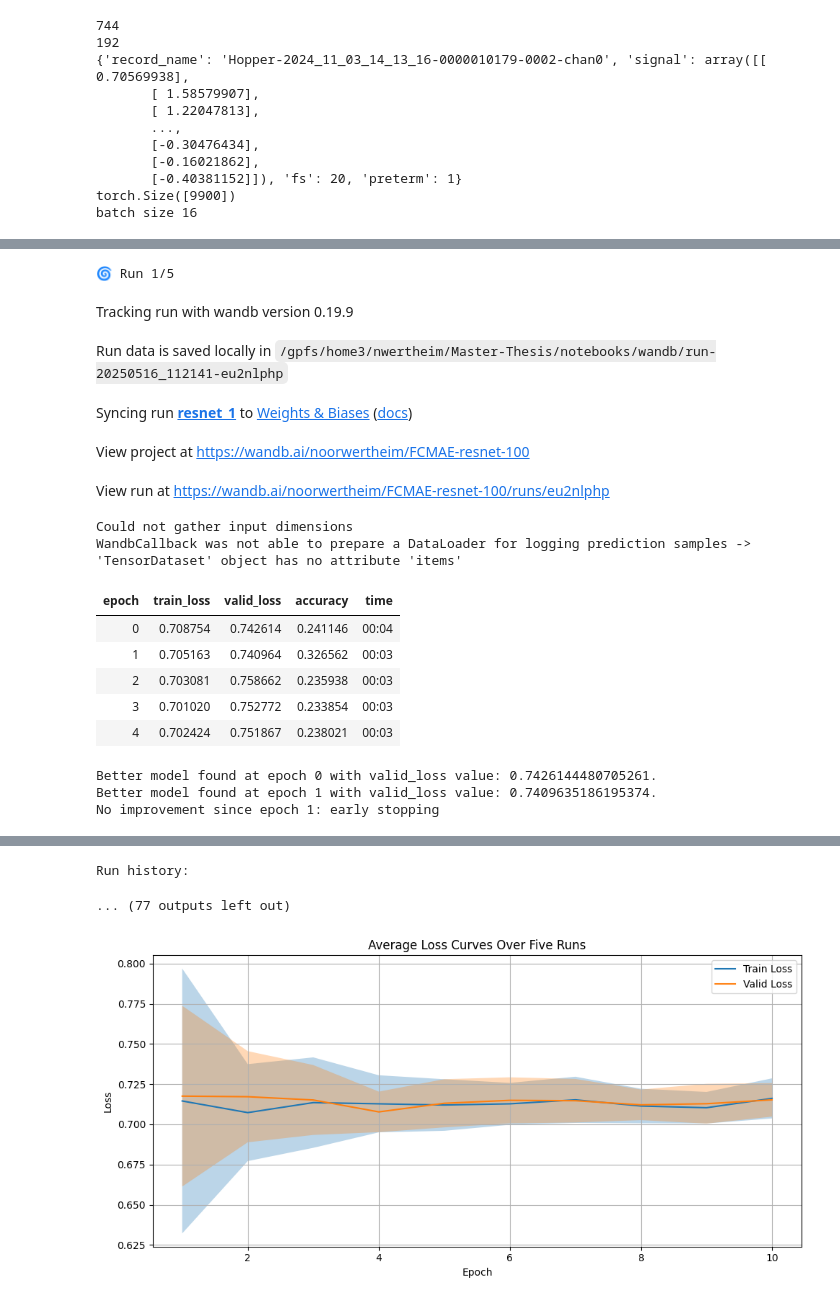
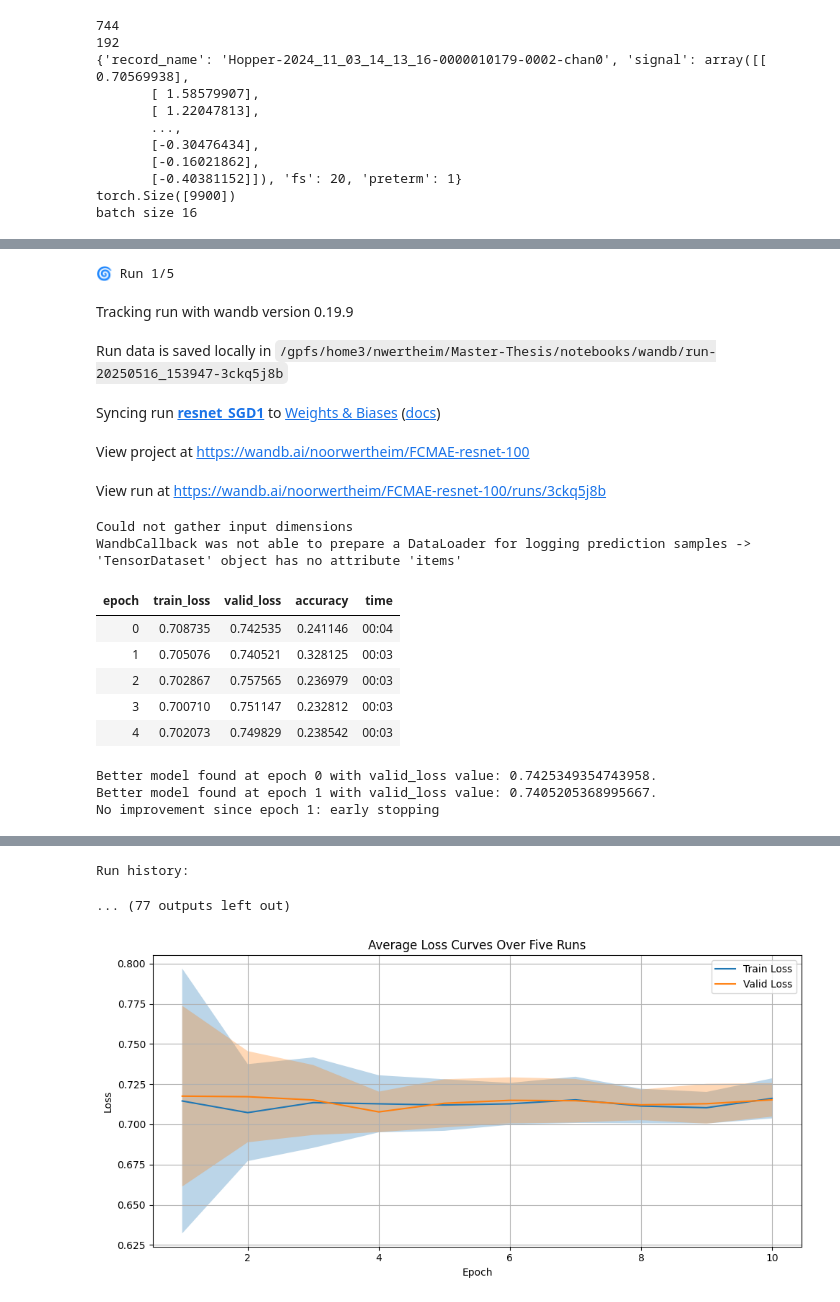
Before and after one commit to noorwertheim/Master-Thesis, a Jupyter notebook: notebooks/FCMAE_resnet_multiple_init.ipynb, the cells around one changed output, grey strips where cells are left out. Drawn from its saved outputs; the diff is of its cells as text; code cells hidden in the pictures.

```diff
--- a/notebooks/FCMAE_resnet_multiple_init.ipynb
+++ b/notebooks/FCMAE_resnet_multiple_init.ipynb
@@ -44,8 +44,8 @@ learning_rate_FCMAE = 0.00016938000495408888
 input_dimension = 512
 
 # Specify hyperparameters (CHANGE)
-learning_rate = 3.1262471855603347e-07
-optimizer_name = 'SGD' # or 'SGD'
+learning_rate = 1e-06
+optimizer_name = 'Adam' # or 'SGD'
 data_subset = 100 # choose: 20, 40, 60, 80, 100
 
 opt_func_map = {
@@ -238,13 +240,11 @@ all_pred_probs = []
 
 loss_func = torch.nn.CrossEntropyLoss(weight=class_weights_tensor)
 
-
-
 for run in range(num_runs):
     print(f"\n🌀 Run {run+1}/{num_runs}")
     wandb.init(
         project=f"FCMAE-resnet-{data_subset}",
-        name=f"resnet_{run+1}",
+        name=f"resnet_SGD{run+1}",
         config={
             "architecture": "FCMAE ResNet",
             "epochs": num_epochs,
@@ -253,6 +253,7 @@ for run in range(num_runs):
             "run": run + 1
         }
     )
+
     seed_everything(run)
 
     model = FCMAEClassifier(encoder).to(device)
@@ -302,9 +303,11 @@ for run in range(num_runs):
     auc = roc_auc_score(true_labels, pred_probs)
     all_metrics.append([acc, prec, rec, f1, ap, auc])
 
-    with open(results_csv_path, mode="a", newline="") as file:
-        writer = csv.writer(file)
-        writer.writerow([run + 1, data_subset, acc, prec, rec, f1, ap, auc])
+    # # uncomment if you want to save results
+
+    # with open(results_csv_path, mode="a", newline="") as file:
+    #     writer = csv.writer(file)
+    #     writer.writerow([run + 1, data_subset, acc, prec, rec, f1, ap, auc])
 
 
     wandb.log({
@@ -353,7 +356,8 @@ for run_idx, (labels, probs) in enumerate(zip(all_pred_labels, all_pred_probs),
     final_df[f'pred_label{run_idx}'] = labels
     final_df[f'pred_prob{run_idx}'] = probs
 
-final_df.to_csv("results_FCMAE_resnet_ADAM.csv", index=False)
+# # uncomment if you want to save results
+# final_df.to_csv("results_FCMAE_resnet_ADAM.csv", index=False)
 
 # ----------------------------- Plot Loss Curves -----------------------------
 epochs = np.arange(1, num_epochs + 1)
@@ -376,43 +380,43 @@ plt.legend()
 plt.grid(True)
 plt.tight_layout()
 plt.show()
 
 # ----------------------------- Plot Metrics -----------------------------
 plt.figure(figsize=(10, 5))
 plt.bar(metric_names, mean_metrics, yerr=std_metrics, capsize=5)
 plt.title('Average Performance Over Five Runs')
 plt.ylabel('Score')
 plt.ylim(0, 1)
 plt.grid(axis='y')
 plt.tight_layout()
 plt.show()
 
 # ----------------------------- Confusion Matrix -----------------------------
 cm = confusion_matrix(best_targs, pred_labels)
 plt.figure(figsize=(8, 6))
 sns.heatmap(cm, annot=True, fmt="d", cmap="Blues", cbar=False,
             xticklabels=['Class 0', 'Class 1'], yticklabels=['Class 0', 'Class 1'])
 plt.title('Best Performing Model Confusion Matrix')
 plt.xlabel('Predicted Label')
 plt.ylabel('True Label')
 plt.show()
 # %% [output]
 🌀 Run 1/5
 Tracking run with wandb version 0.19.9
-Run data is saved locally in /gpfs/home3/nwertheim/Master-Thesis/notebooks/wandb/run-20250516_112141-eu2nlphp
+Run data is saved locally in /gpfs/home3/nwertheim/Master-Thesis/notebooks/wandb/run-20250516_153947-3ckq5j8b
-Syncing run resnet_1 to Weights & Biases (docs)
+Syncing run resnet_SGD1 to Weights & Biases (docs)
 View project at https://wandb.ai/noorwertheim/FCMAE-resnet-100
-View run at https://wandb.ai/noorwertheim/FCMAE-resnet-100/runs/eu2nlphp
+View run at https://wandb.ai/noorwertheim/FCMAE-resnet-100/runs/3ckq5j8b
 Could not gather input dimensions
 WandbCallback was not able to prepare a DataLoader for logging prediction samples -> 'TensorDataset' object has no attribute 'items'
 | epoch | train_loss | valid_loss | accuracy | time |
-| 0 | 0.708754 | 0.742614 | 0.241146 | 00:04 |
-| 1 | 0.705163 | 0.740964 | 0.326562 | 00:03 |
-| 2 | 0.703081 | 0.758662 | 0.235938 | 00:03 |
-| 3 | 0.701020 | 0.752772 | 0.233854 | 00:03 |
-| 4 | 0.702424 | 0.751867 | 0.238021 | 00:03 |
+| 0 | 0.708735 | 0.742535 | 0.241146 | 00:04 |
+| 1 | 0.705076 | 0.740521 | 0.328125 | 00:03 |
+| 2 | 0.702867 | 0.757565 | 0.236979 | 00:03 |
+| 3 | 0.700710 | 0.751147 | 0.232812 | 00:03 |
+| 4 | 0.702073 | 0.749829 | 0.238542 | 00:03 |
-Better model found at epoch 0 with valid_loss value: 0.7426144480705261.
-Better model found at epoch 1 with valid_loss value: 0.7409635186195374.
+Better model found at epoch 0 with valid_loss value: 0.7425349354743958.
+Better model found at epoch 1 with valid_loss value: 0.7405205368995667.
 No improvement since epoch 1: early stopping
 [interactive output not drawn]
 [interactive output not drawn]
```
Also changed, not shown: parts of 2 cells of this notebook, 1 other file.
